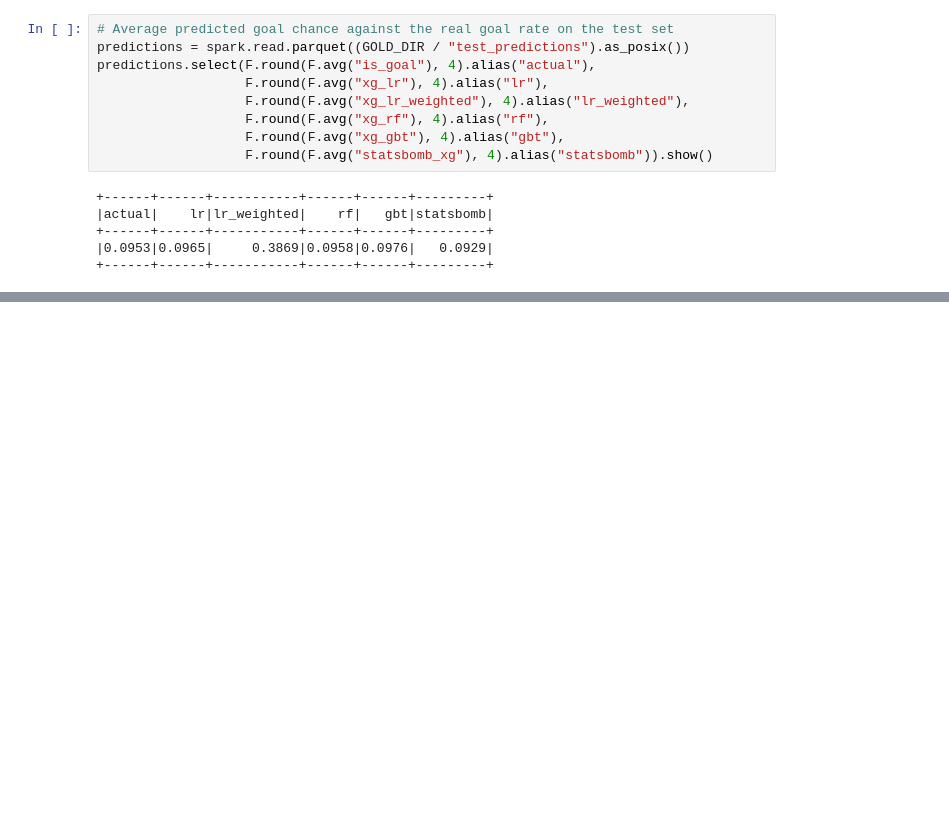
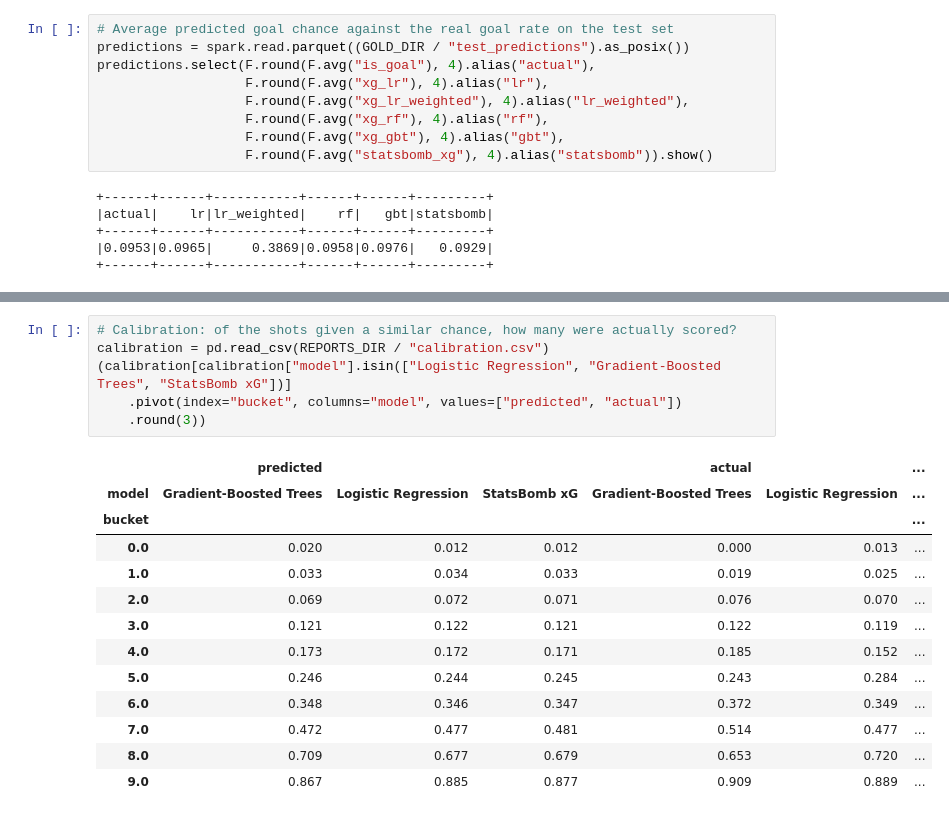
Before and after one commit to aditya-patra1011/xG-Spark, a Jupyter notebook: notebooks/xg_pipeline.ipynb, the cells around one changed output, grey strips where cells are left out. Saved outputs shown, nothing was run; the diff lists cells and outputs as text; blank space fills up the shorter version.

Commit message:
Phase 7: Evaluate xG models against StatsBomb

```diff
--- a/notebooks/xg_pipeline.ipynb
+++ b/notebooks/xg_pipeline.ipynb
@@ -614,0 +629,20 @@ predictions.select(F.round(F.avg("is_goal"), 4).alias("actual"),
+# %%
+# Calibration: of the shots given a similar chance, how many were actually scored?
+calibration = pd.read_csv(REPORTS_DIR / "calibration.csv")
+(calibration[calibration["model"].isin(["Logistic Regression", "Gradient-Boosted Trees", "StatsBomb xG"])]
+    .pivot(index="bucket", columns="model", values=["predicted", "actual"])
+    .round(3))
+# %% [output]
+|  | predicted |  |  | actual |  | ... |
+| model | Gradient-Boosted Trees | Logistic Regression | StatsBomb xG | Gradient-Boosted Trees | Logistic Regression | ... |
+| bucket |  |  |  |  |  | ... |
+| 0.0 | 0.020 | 0.012 | 0.012 | 0.000 | 0.013 | ... |
+| 1.0 | 0.033 | 0.034 | 0.033 | 0.019 | 0.025 | ... |
+| 2.0 | 0.069 | 0.072 | 0.071 | 0.076 | 0.070 | ... |
+| 3.0 | 0.121 | 0.122 | 0.121 | 0.122 | 0.119 | ... |
+| 4.0 | 0.173 | 0.172 | 0.171 | 0.185 | 0.152 | ... |
+| 5.0 | 0.246 | 0.244 | 0.245 | 0.243 | 0.284 | ... |
+| 6.0 | 0.348 | 0.346 | 0.347 | 0.372 | 0.349 | ... |
+| 7.0 | 0.472 | 0.477 | 0.481 | 0.514 | 0.477 | ... |
+| 8.0 | 0.709 | 0.677 | 0.679 | 0.653 | 0.720 | ... |
+| 9.0 | 0.867 | 0.885 | 0.877 | 0.909 | 0.889 | ... |
```
Also changed, not shown: parts of 2 cells of this notebook, 3 other files.
